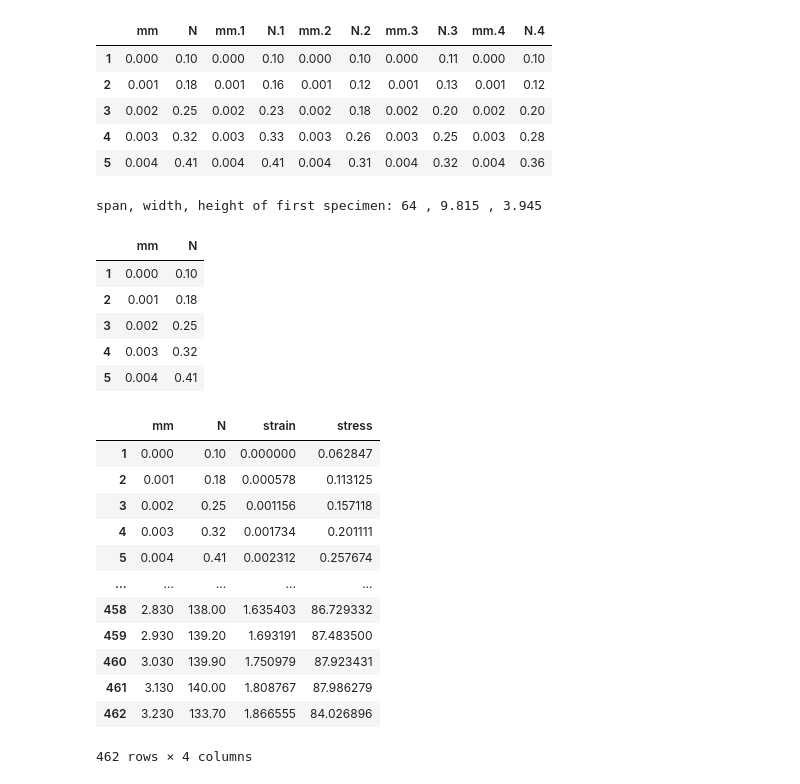
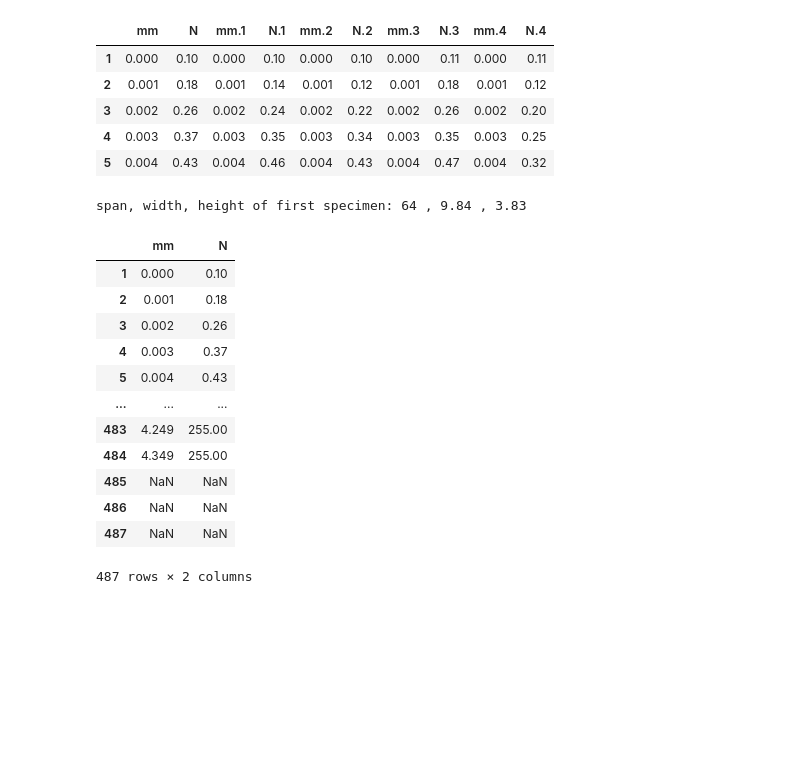
Before and after one commit to banroku/analySS, a Jupyter notebook: drawSS.ipynb, the cells around one changed output. Cells and saved outputs as stored; diff of their text form; code cells hidden in the pictures; blank space fills up the shorter version.

```diff
--- a/drawSS.ipynb
+++ b/drawSS.ipynb
@@ -10,8 +10,8 @@ pd.set_option('display.max_rows', 10)
 #for windows
 #file = 'sample_data\\201805\\RL7785--1K-20180517102718_crv.csv'
 #file_rlt = 'sample_data\\201805\\RL7785--1K-20180517102718_rlt.csv'
-file = 'sample_data/201805/RL7785--1K-20180517102718_crv.csv'
-file_rlt = 'sample_data/201805/RL7785--1K-20180517102718_rlt.csv'
+file = 'sample_data/201805/RL7797--1K-20180525135150_crv.csv'
+file_rlt = 'sample_data/201805/RL7797--1K-20180525135150_rlt.csv'
 # %%
 #%% read files and parameters
 data = pd.read_csv(file, sep=',', encoding='shift_jis', skiprows=1, index_col=0)
@@ -19,30 +19,37 @@ data_rlt = pd.read_csv(file_rlt, sep=',', encoding='shift_jis')
 data.head()
 # %% [output]
 |  | mm | N | mm.1 | N.1 | mm.2 | N.2 | mm.3 | N.3 | mm.4 | N.4 |
-| 1 | 0.000 | 0.10 | 0.000 | 0.10 | 0.000 | 0.10 | 0.000 | 0.11 | 0.000 | 0.10 |
-| 2 | 0.001 | 0.18 | 0.001 | 0.16 | 0.001 | 0.12 | 0.001 | 0.13 | 0.001 | 0.12 |
-| 3 | 0.002 | 0.25 | 0.002 | 0.23 | 0.002 | 0.18 | 0.002 | 0.20 | 0.002 | 0.20 |
-| 4 | 0.003 | 0.32 | 0.003 | 0.33 | 0.003 | 0.26 | 0.003 | 0.25 | 0.003 | 0.28 |
-| 5 | 0.004 | 0.41 | 0.004 | 0.41 | 0.004 | 0.31 | 0.004 | 0.32 | 0.004 | 0.36 |
+| 1 | 0.000 | 0.10 | 0.000 | 0.10 | 0.000 | 0.10 | 0.000 | 0.11 | 0.000 | 0.11 |
+| 2 | 0.001 | 0.18 | 0.001 | 0.14 | 0.001 | 0.12 | 0.001 | 0.18 | 0.001 | 0.12 |
+| 3 | 0.002 | 0.26 | 0.002 | 0.24 | 0.002 | 0.22 | 0.002 | 0.26 | 0.002 | 0.20 |
+| 4 | 0.003 | 0.37 | 0.003 | 0.35 | 0.003 | 0.34 | 0.003 | 0.35 | 0.003 | 0.25 |
+| 5 | 0.004 | 0.43 | 0.004 | 0.46 | 0.004 | 0.43 | 0.004 | 0.47 | 0.004 | 0.32 |
 # %%
 L = 64  # span
 b = float(data_rlt.iloc[2, 3]) # width of first specimen
 h = float(data_rlt.iloc[2, 4]) # height of first specimen
 print('span, width, height of first specimen:', L, ',', b, ',', h)
 # %% [output]
-span, width, height of first specimen: 64 , 9.815 , 3.945
+span, width, height of first specimen: 64 , 9.84 , 3.83
 # %%
 #cut out curve of first specimen
 col = ['mm', 'N']
 data = data.reindex(columns=col)
-data.head()
+data
 # %% [output]
 |  | mm | N |
 | 1 | 0.000 | 0.10 |
 | 2 | 0.001 | 0.18 |
-| 3 | 0.002 | 0.25 |
-| 4 | 0.003 | 0.32 |
-| 5 | 0.004 | 0.41 |
+| 3 | 0.002 | 0.26 |
+| 4 | 0.003 | 0.37 |
+| 5 | 0.004 | 0.43 |
+| ... | ... | ... |
+| 483 | 4.249 | 255.00 |
+| 484 | 4.349 | 255.00 |
+| 485 | NaN | NaN |
+| 486 | NaN | NaN |
+| 487 | NaN | NaN |
+487 rows × 2 columns
 # %%
 #%% convert (mm, N) to (%, MPa)
 # sigma = 3*F*L / (2*b*h^2)
@@ -51,21 +58,7 @@ data.head()
 
 data['strain'] = data['mm'] * 6 * 100 * h / L / L
 data['stress'] = data['N'] * 3 * L / (2 * b * h * h)
-data
+data.dropna(subset=['mm'], inplace=True)
-# %% [output]
-|  | mm | N | strain | stress |
-| 1 | 0.000 | 0.10 | 0.000000 | 0.062847 |
-| 2 | 0.001 | 0.18 | 0.000578 | 0.113125 |
-| 3 | 0.002 | 0.25 | 0.001156 | 0.157118 |
-| 4 | 0.003 | 0.32 | 0.001734 | 0.201111 |
-| 5 | 0.004 | 0.41 | 0.002312 | 0.257674 |
-| ... | ... | ... | ... | ... |
-| 458 | 2.830 | 138.00 | 1.635403 | 86.729332 |
-| 459 | 2.930 | 139.20 | 1.693191 | 87.483500 |
-| 460 | 3.030 | 139.90 | 1.750979 | 87.923431 |
-| 461 | 3.130 | 140.00 | 1.808767 | 87.986279 |
-| 462 | 3.230 | 133.70 | 1.866555 | 84.026896 |
-462 rows × 4 columns
 # %%
 plt.plot(data['strain'], data['stress'])
 plt.xlabel = 'strain / %'
```
Also changed, not shown: parts of 12 cells of this notebook, 4 other files.
